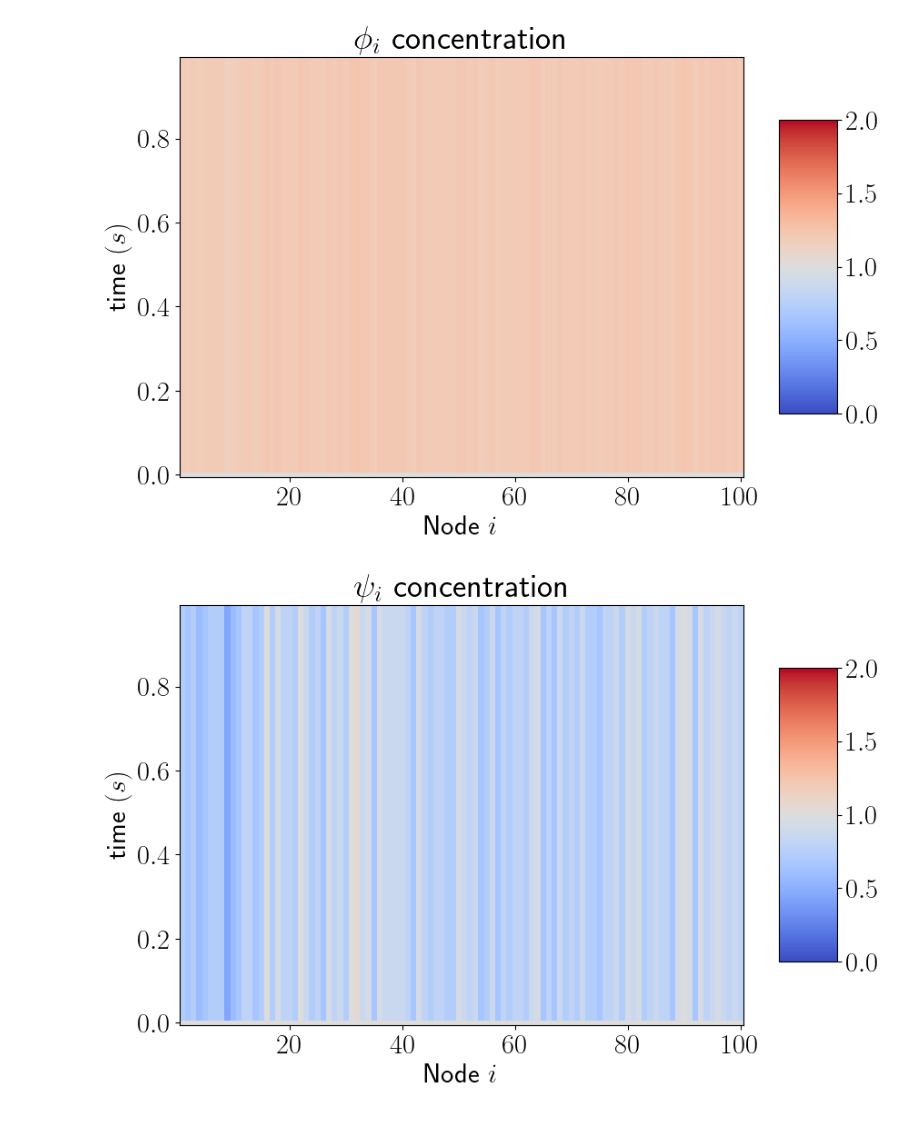
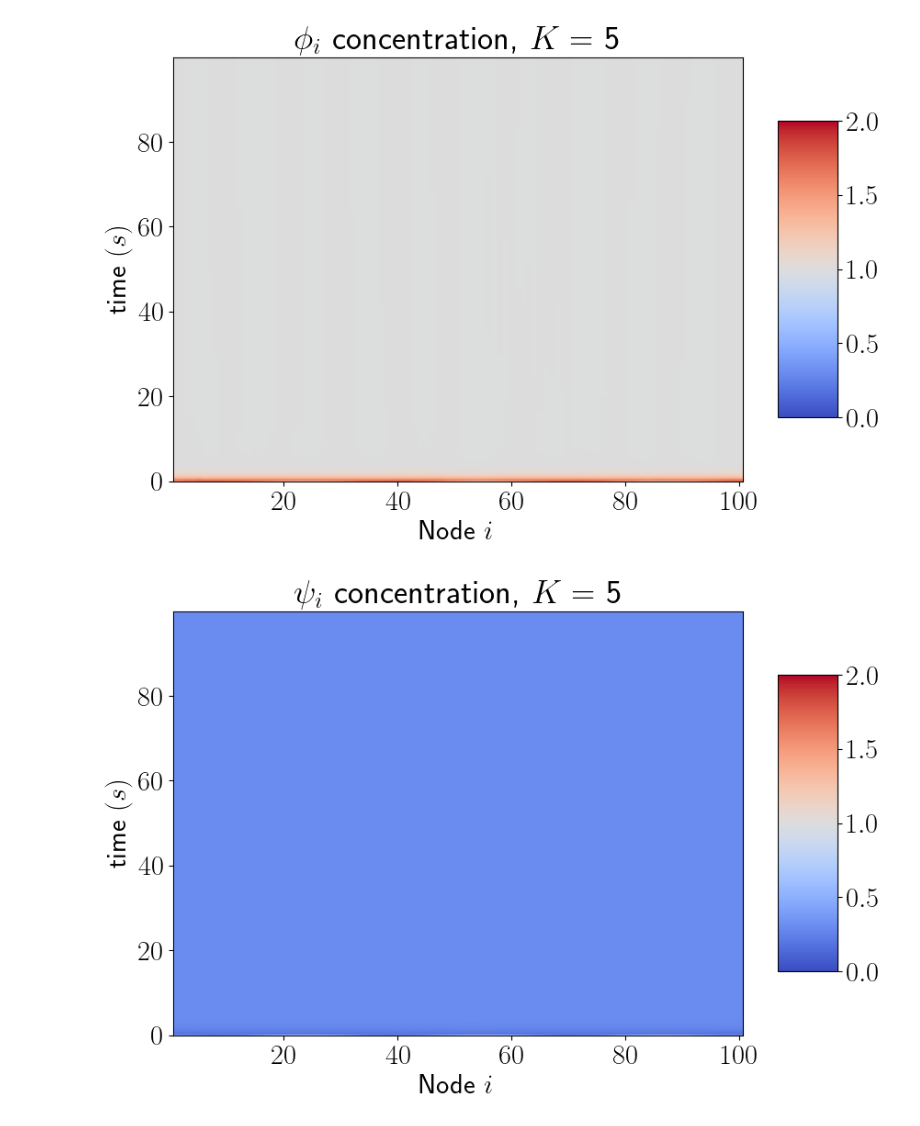
Before and after one commit to ndoyle815/Dynamical-processes-on-networks, a Jupyter notebook: Brusselator_model.ipynb, the cells around one changed output. Saved outputs shown, nothing was run; the diff lists cells and outputs as text; code cells hidden in the pictures.

```diff
--- a/Brusselator_model.ipynb
+++ b/Brusselator_model.ipynb
@@ -65,6 +65,9 @@ array([[0., 1., 1., 0., 0., 0., 0., 0., 0., 0.],
        [1., 1., 0., 0., 0., 0., 0., 0., 0., 0.]])
 # %%
 # generate random graph
-A = Newman_Watts_generator(100, 10, 0.1)
+N = 100
+K = 5
+p = 0.2
+A = Newman_Watts_generator(N, K, p)
 np.sum(A,axis=0)
 # %% [output]
@@ -197,8 +134,31 @@ adj = nx.adjacency_matrix(G1); adj = adj.toarray()
+# %%
+# Brusselator reaction functions
+# NB: output is tuple of f1, f2 evaluations
+def Brusselator(x,y):
+    global b,c
+    return (1 - (b + 1)*x + c*x*x*y, b*x - c*x*x*y)
+# %%
+G1 = nx.watts_strogatz_graph(100,5,0.1)
+adj = nx.adjacency_matrix(G1); adj = adj.toarray()
 # %%
 # Setup
 b = 9
 c = 30
 D = [1, 7]
-init = np.ones(2*len(A))
+#init = np.ones(2*len(A))
 #init = np.hstack(( np.ones(len(A)), b/c*np.ones(len(A)) ))
-tspan = np.arange(0,1,0.01)
+wave1 = 1 + 0.2*np.sin(np.arange(1,len(A)+1)/5)
+#wave1 = 0.75 + 0.5*np.arange(1,len(A)+1)/len(A)
+wave2 = 2 - wave1
+#wave2 = (1 + b/c) - wave1
+#wave2 = b/c + 0.2*np.cos(np.arange(1,len(A)+1)/2)
+#wave1 = np.zeros(len(A))
+#wave1[10:20] = 1.3
+#wave1 = 2 - 2*((np.arange(1,len(A)+1)-50)/50)**2
+#wave2 = 0.3*np.ones(len(A))
+init = np.hstack(( wave1, wave2 ))
+#init = np.random.normal(1,0.1,size=2*len(A))
+#print(init)
+tspan = np.arange(0,100,0.01)
+plt.plot(range(len(wave1)),wave1,'b')
+plt.plot(range(len(wave2)),wave2,'r')
@@ -205,5 +168,5 @@ tspan = np.arange(0,1,0.01)
 # %%
-sol = simulate_rdm(A, f1, f2, D, init, tspan)
+sol = simulate_rdm(adj, Brusselator, D, init, tspan, K)
 # %% [output]
-[figure, old version]
+[figure, new version]
-[figure, old version]
+[figure, new version]
```
Also changed, not shown: parts of 10 cells of this notebook.
